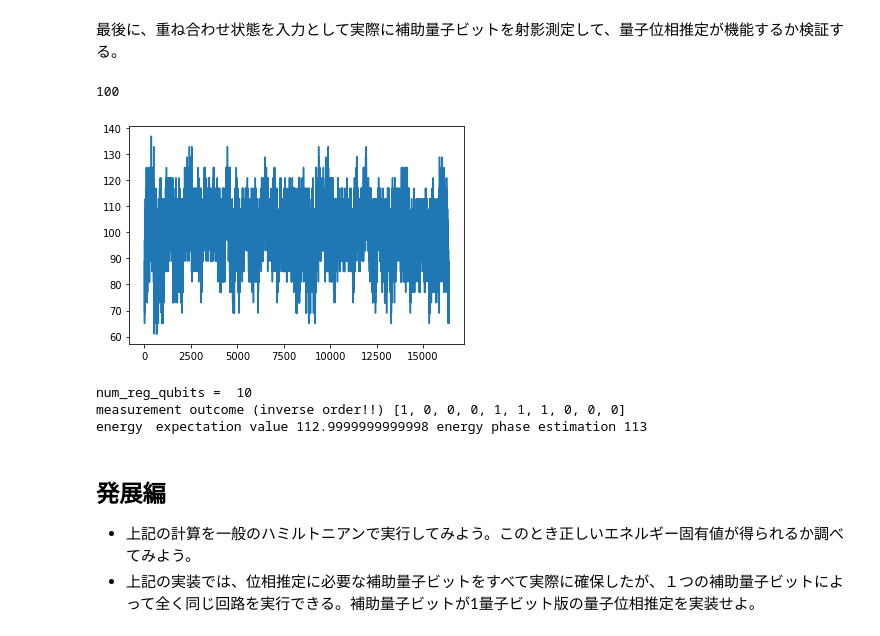
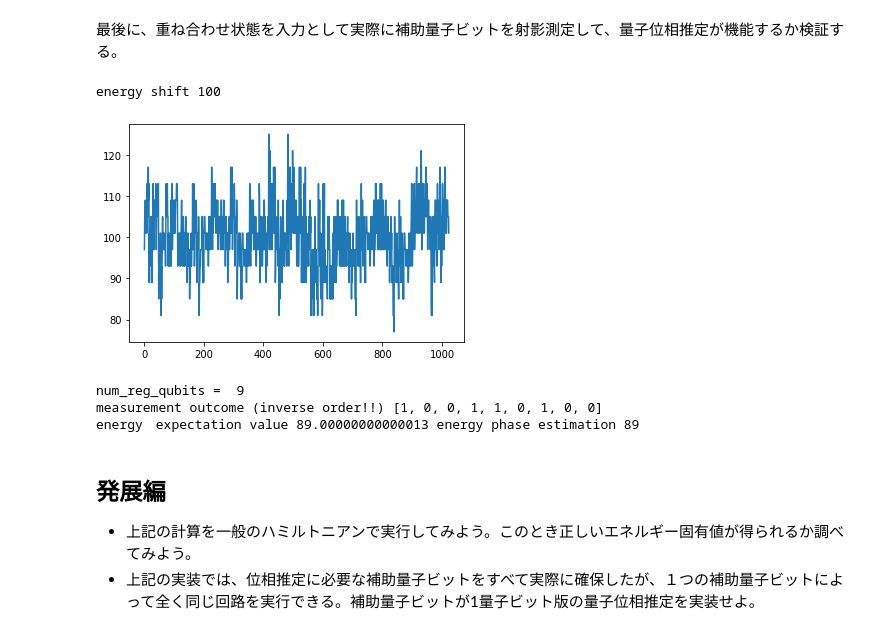
Before and after one commit to Qulacs-Osaka/quantum_software_handson, a Jupyter notebook: 13_quantum_phase_estimation.ipynb, the cells around one changed output. Saved outputs shown, nothing was run; the diff lists cells and outputs as text; code cells hidden in the pictures.

```diff
--- a/13_quantum_phase_estimation.ipynb
+++ b/13_quantum_phase_estimation.ipynb
@@ -18,6 +19,7 @@ from qulacs.gate import *
 import math
 # %%
 # 0,1基底での射影測定
+# 射影した量子ビットは削除する
 def z_basis_projection(state,index):
     state_copy = state.copy()
 
@@ -29,9 +31,9 @@ def z_basis_projection(state,index):
         outcome = 1
         state = state_copy
         P1(index).update_quantum_state(state)
-        X(index).update_quantum_state(state)
-        #１が出た時は0に初期化
+
         state.multiply_coef(1/np.sqrt(1-prob))
+        state = drop_qubit(state,[index],[1])
         return state, outcome, prob
         #規格化
 
@@ -39,6 +41,7 @@ def z_basis_projection(state,index):
         outcome = 0
         state.multiply_coef(1/np.sqrt(prob))
         #規格化
+        state = drop_qubit(state,[index],[0])
         return state, outcome, prob
 # %% [markdown]
 # 位相推定アルゴリズム
@@ -288,7 +287,7 @@ show_energy_landscape(Hamiltonian)
 
 ########################
 #　補助量子ビットのビット数（精度）の決定
-num_reg_qubits = int(math.log2(2*enegy_shift))+alpha #位相推定のビット精度
+num_reg_qubits = int(math.log2(2*energy_shift))+alpha #位相推定のビット精度
 tot_num_qubits = num_reg_qubits + nqubits
 print("num_reg_qubits = ",num_reg_qubits)
 
@@ -368,7 +367,7 @@ num_reg_qubits =  8
 最後に、重ね合わせ状態を入力として実際に補助量子ビットを射影測定して、量子位相推定が機能するか検証する。
 # %%
 #量子位相推定
-nqubits = 14 #固有値を求めたい系の量子ビット数
+nqubits = 10 #固有値を求めたい系の量子ビット数
 alpha = 2 #固有値の精度を担保するための余分なビット数
 
 ########################
@@ -394,8 +393,8 @@ for i in range(len(z_fields)):
 #エネルギーは、結合の総数、磁場の総数でバウンドされるので、補助量子ビットとしては、log2(2(nqubit^2 + nqubit))+α程度あればよい
 #定数倍シフトをしておいてエネルギーを正にする
 
-enegy_shift = nqubits*(nqubits-1)+nqubits
-print(energy_shift)
+energy_shift = nqubits*(nqubits-1)+nqubits
+print("energy shift",energy_shift)
 
 Hamiltonian.add_operator(energy_shift ,f"I {0}")
 show_energy_landscape(Hamiltonian)
@@ -403,31 +402,13 @@ show_energy_landscape(Hamiltonian)
 
 ########################
 #　補助量子ビットのビット数（精度）の決定
-num_reg_qubits = int(math.log2(2*enegy_shift))+alpha #位相推定のビット精度
+num_reg_qubits = int(math.log2(2*energy_shift))+alpha #位相推定のビット精度
 tot_num_qubits = num_reg_qubits + nqubits
 print("num_reg_qubits = ",num_reg_qubits)
 
 theta = 2.0*np.pi/ (2**num_reg_qubits)
 ########################
 
-#######################
-#後の答えの検証のために補助系もいれたハミルトニアンも定義しておく
-Hamiltonian_ancilla = Observable(tot_num_qubits)
-for i in range(len(Ising_pairs)):
-    Hamiltonian_ancilla.add_operator(Ising_couplings[i],f"Z {Ising_pairs[i][0]} Z {Ising_pairs[i][1]}")
-for i in range(len(z_fields)):
-    Hamiltonian_ancilla.add_operator(z_fields[i],f"Z {i}")
-    #show_observable(Hamiltonian)
-
-#エネルギーは、結合の総数、磁場の総数でバウンドされるので、補助量子ビットとしては、log2(2(nqubit^2 + nqubit))+α程度あればよい
-#定数倍シフトをしておいてエネルギーを正にする
-
-enegy_shift = nqubits*(nqubits-1)+nqubits
-#print(energy_shift)
-
-Hamiltonian_ancilla.add_operator(energy_shift ,f"I {0}")
-#show_energy_landscape(Hamiltonian_ancilla)
-########################
 
 res = []
 
@@ -445,40 +426,40 @@ for k in range(num_reg_qubits):
     controlled_dynamics_list.append(controlled_dynamics)
 ########################
 
 #initial state
 state = QuantumState(tot_num_qubits)
 
 #位相推定の初期状態
 for i in range(nqubits):
     H(i).update_quantum_state(state)
 
 #initial state preparation for ancilla
 for i in range(num_reg_qubits):
     H(i+nqubits).update_quantum_state(state)
 
 #controlled unitary
 for k in range(num_reg_qubits):
     controlled_dynamics_list[k].update_quantum_state(state)
 
 #quantum fourier transform
 state = inv_qft(state,num_reg_qubits,nqubits)
 
 outcome = []
 for i in range(num_reg_qubits):
-    res = z_basis_projection(state,nqubits+i)
+    res = z_basis_projection(state,nqubits) #測定をしながら量子ビットを削除しているので常にnqubits番目
     state = res[0] # state
     outcome.append(res[1]) # measurement outcome
 
 print("measurement outcome (inverse order!!)",outcome)
 
 outcome_int = sum([2**k*outcome[k] for k in range(len(outcome))])
-print("energy　expectation value",Hamiltonian_ancilla.get_expectation_value(state),"energy phase estimation",round(2*np.pi*outcome_int/(2**(num_reg_qubits))/theta))
+print("energy　expectation value",Hamiltonian.get_expectation_value(state),"energy phase estimation",round(2*np.pi*outcome_int/(2**(num_reg_qubits))/theta))
 # %% [output]
-100
+energy shift 100
-[figure, old version]
+[figure, new version]
-num_reg_qubits =  10
-measurement outcome (inverse order!!) [1, 0, 0, 0, 1, 1, 1, 0, 0, 0]
-energy　expectation value 112.9999999999998 energy phase estimation 113
+num_reg_qubits =  9
+measurement outcome (inverse order!!) [1, 0, 0, 1, 1, 0, 1, 0, 0]
+energy　expectation value 89.00000000000013 energy phase estimation 89
 # %% [markdown]
 ## 発展編
 - 上記の計算を一般のハミルトニアンで実行してみよう。このとき正しいエネルギー固有値が得られるか調べてみよう。
```
Also changed, not shown: parts of 8 cells of this notebook, 1 other file.
